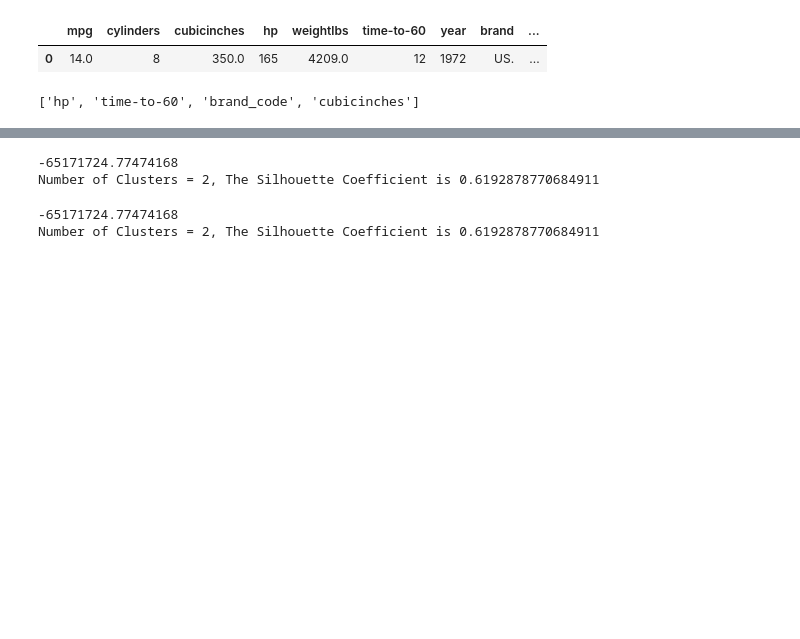
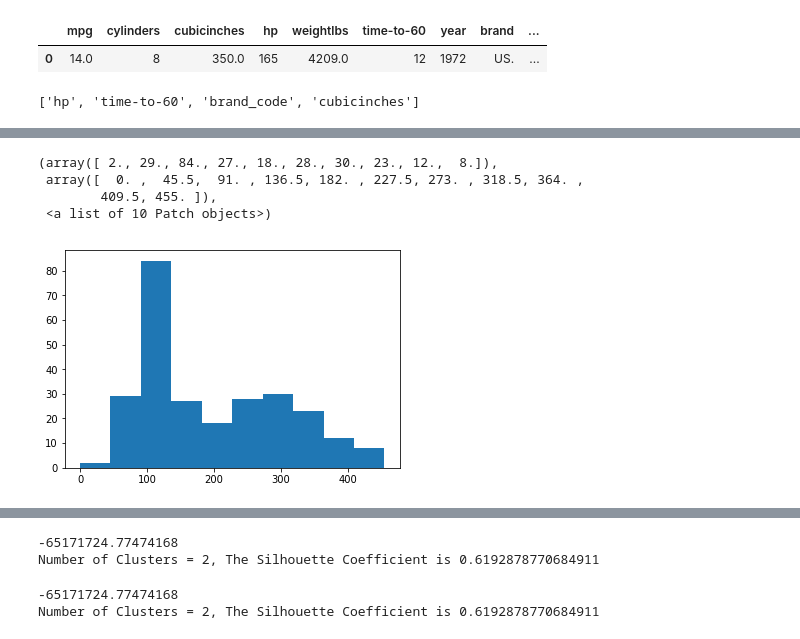
Before and after one commit to swethac18/CMPE257_ML, a Jupyter notebook: kmeans_assignment1/Swetha_Chandrasekar_KmeansClustering_on_cars_dataset.ipynb, the cells around one changed output, grey strips where cells are left out. Cells and saved outputs as stored; diff of their text form; code cells hidden in the pictures; blank space fills up the shorter version.

```diff
--- a/kmeans_assignment1/Swetha_Chandrasekar_KmeansClustering_on_cars_dataset.ipynb
+++ b/kmeans_assignment1/Swetha_Chandrasekar_KmeansClustering_on_cars_dataset.ipynb
@@ -33,0 +48,9 @@ len(columns)
+# %%
+mpg = features_to_be_included_4_kmeans[2]
+matplotlib.pyplot.hist(kmeans_data[mpg])
+# %% [output]
+(array([ 2., 29., 84., 27., 18., 28., 30., 23., 12.,  8.]),
+ array([  0. ,  45.5,  91. , 136.5, 182. , 227.5, 273. , 318.5, 364. ,
+        409.5, 455. ]),
+ <a list of 10 Patch objects>)
+[figure, added]
```
Also changed, not shown: parts of 11 cells of this notebook, 1 other file.
